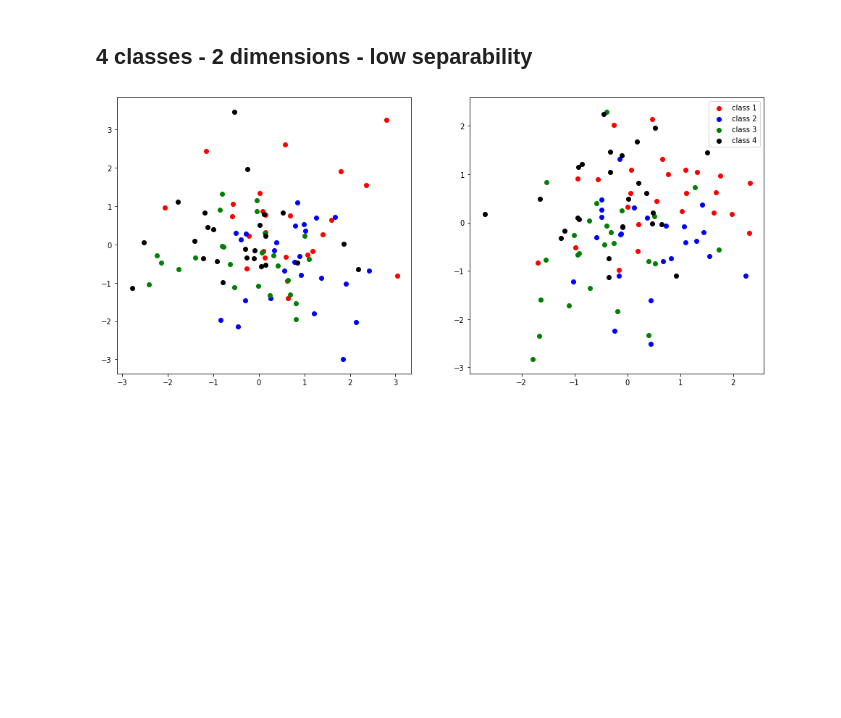
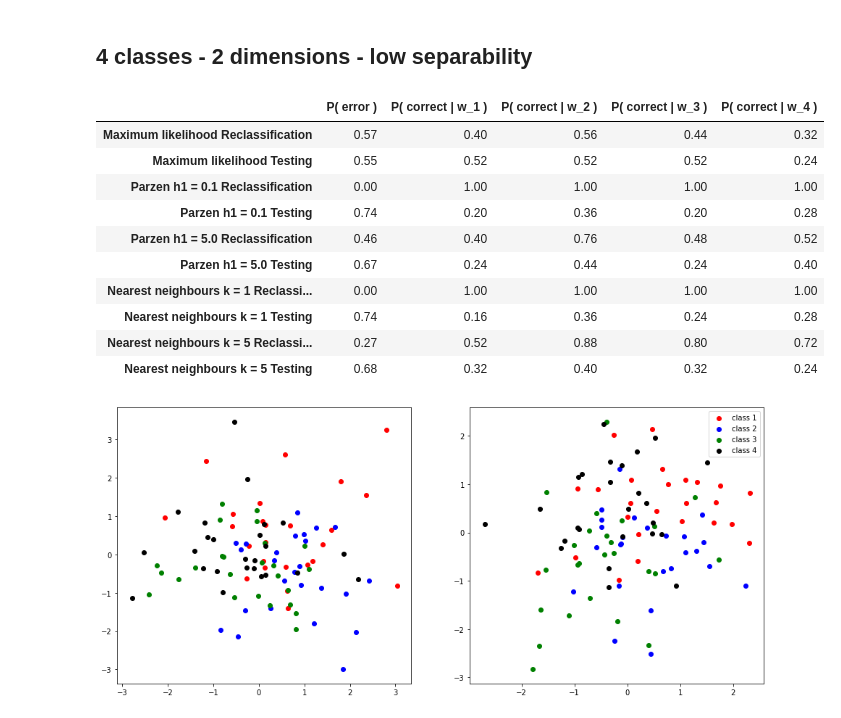
Before and after one commit to teobouvard/study, a Jupyter notebook: 4-UiS/machine-learning/assignments/lab4/lab.ipynb, the cells around one changed output. Saved outputs shown, nothing was run; the diff lists cells and outputs as text; code cells hidden in the pictures; blank space fills up the shorter version.

```diff
--- a/4-UiS/machine-learning/assignments/lab4/lab.ipynb
+++ b/4-UiS/machine-learning/assignments/lab4/lab.ipynb
@@ -46,13 +61,11 @@ def train_test_evaluate(desc, model):
 # %%
 models = {
-    "Maximum likelihood" : MLClassifier(),
-    "Parzen h1 = 0.1" : ParzenClassifer(h=0.1),
-    "Parzen h1 = 5.0" : ParzenClassifer(h=5.0),
-    "Nearest neighbours k = 1" : KNNClassifier(k=1),
-    "Nearest neighbours k = 5" : KNNClassifier(k=5),
+    "Maximum likelihood" : {'class':MLClassifier, 'kwargs' : {}},
+    "Parzen h1 = 0.1" : {'class':ParzenClassifer, 'kwargs' : {'h':0.1}},
+    "Parzen h1 = 5.0" : {'class':ParzenClassifer, 'kwargs' : {'h':5.0}},
+    "Nearest neighbours k = 1" : {'class':KNNClassifier, 'kwargs' : {'k':1}},
+    "Nearest neighbours k = 5" : {'class':KNNClassifier, 'kwargs' : {'k':5}}
 }
 
-for desc, model in models.items():
-    train_test_evaluate(desc, model)
-    print(50 * '-')
+train_test_evaluate(models)
 # %% [output]
@@ -133,3 +133,4 @@ sklearn Parzen h1 = 0.1
 # %%
 X_2D3cl, _, _, _, _, Y_2D3cl, _, _, _, _ = np.load('data/lab4_2.p', allow_pickle=True)
 x_train, x_test, y_train, y_test = normalize_data(X_2D3cl, Y_2D3cl)
+train_test_evaluate(models)
@@ -164,6 +155,19 @@ plot_2D(X_2D3cl, Y_2D3cl)
 # %%
 _, X_2D4cl, _, _, _, _, Y_2D4cl, _, _, _ = np.load('data/lab4_2.p', allow_pickle=True)
 x_train, x_test, y_train, y_test = normalize_data(X_2D4cl, Y_2D4cl)
+train_test_evaluate(models)
+# %% [output]
+|  | P( error ) | P( correct | w_1 ) | P( correct | w_2 ) | P( correct | w_3 ) | P( correct | w_4 ) |
+| Maximum likelihood Reclassification | 0.57 | 0.40 | 0.56 | 0.44 | 0.32 |
+| Maximum likelihood Testing | 0.55 | 0.52 | 0.52 | 0.52 | 0.24 |
+| Parzen h1 = 0.1 Reclassification | 0.00 | 1.00 | 1.00 | 1.00 | 1.00 |
+| Parzen h1 = 0.1 Testing | 0.74 | 0.20 | 0.36 | 0.20 | 0.28 |
+| Parzen h1 = 5.0 Reclassification | 0.46 | 0.40 | 0.76 | 0.48 | 0.52 |
+| Parzen h1 = 5.0 Testing | 0.67 | 0.24 | 0.44 | 0.24 | 0.40 |
+| Nearest neighbours k = 1 Reclassi... | 0.00 | 1.00 | 1.00 | 1.00 | 1.00 |
+| Nearest neighbours k = 1 Testing | 0.74 | 0.16 | 0.36 | 0.24 | 0.28 |
+| Nearest neighbours k = 5 Reclassi... | 0.27 | 0.52 | 0.88 | 0.80 | 0.72 |
+| Nearest neighbours k = 5 Testing | 0.68 | 0.32 | 0.40 | 0.32 | 0.24 |
 # %%
 plot_2D(X_2D4cl, Y_2D4cl)
 # %% [output]
```
Also changed, not shown: parts of 12 cells of this notebook, 2 other files.
